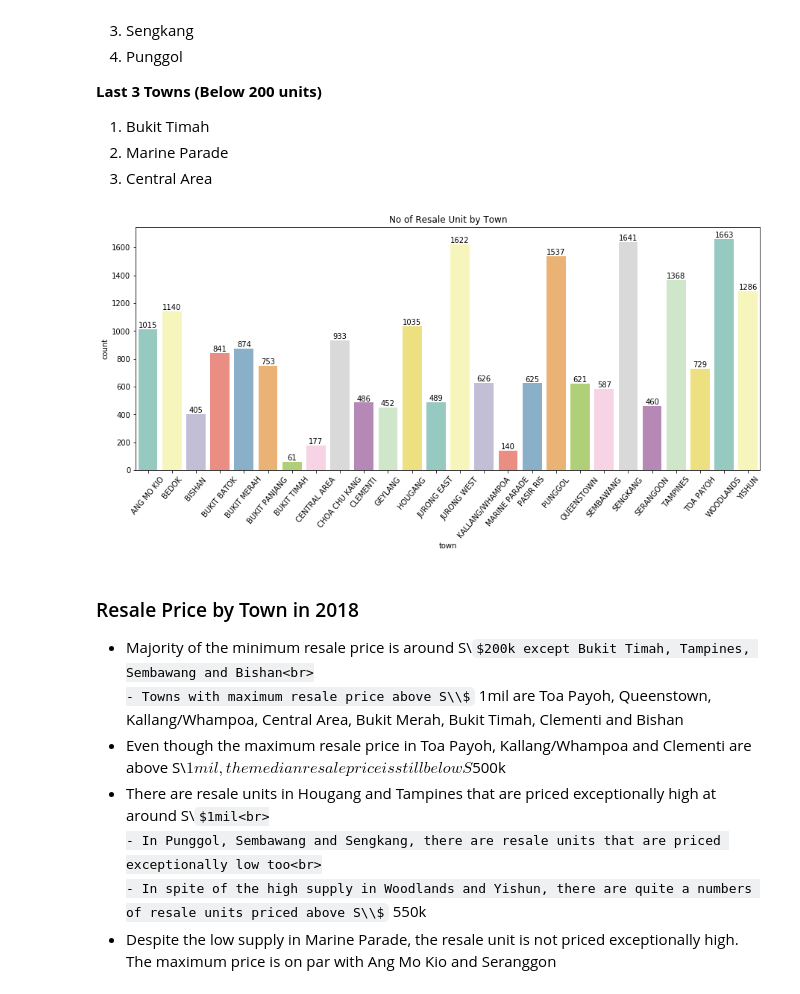
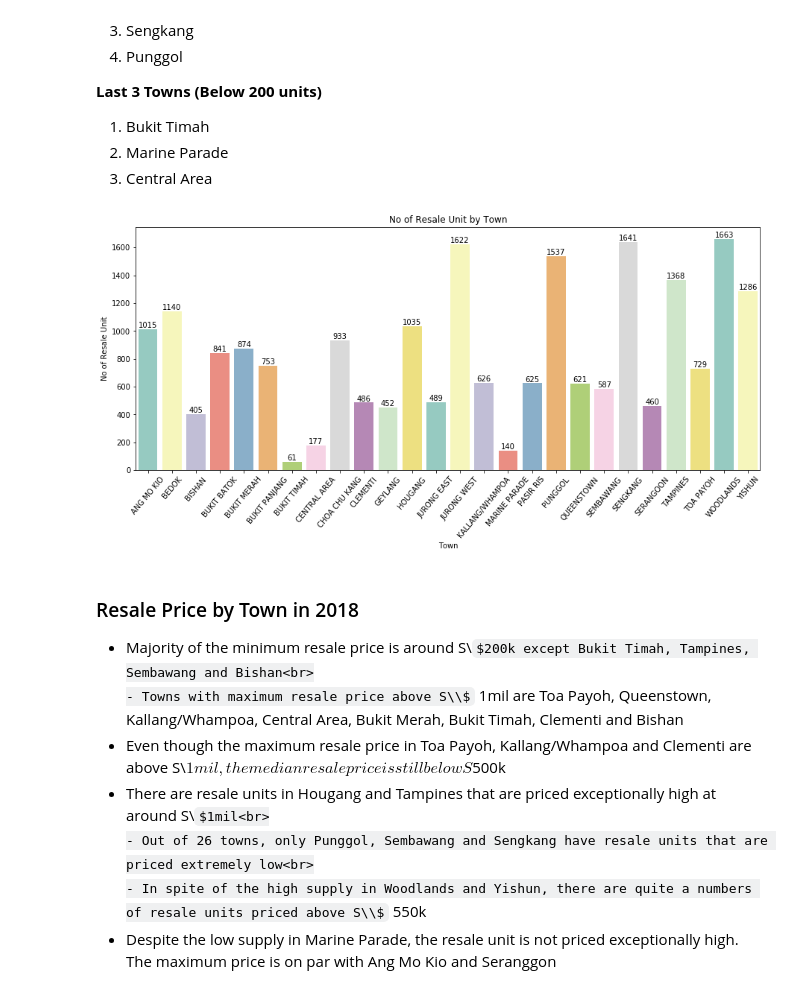
Before and after one commit to cyeejen/Exploratory-Data-Analysis-on-Singapore-Resale-Flat-in-2018, a Jupyter notebook: Exploratory Data Analysis on Singapore Resale Flat in 2018.ipynb, the cells around one changed output. Drawn from its saved outputs; the diff is of its cells as text; code cells hidden in the pictures; some formulas as TeX source.

```diff
--- a/Exploratory Data Analysis on Singapore Resale Flat in 2018.ipynb
+++ b/Exploratory Data Analysis on Singapore Resale Flat in 2018.ipynb
@@ -96,28 +102,30 @@ __Last 3 Towns (Below 200 units)__
 # %%
 plt.figure(figsize=(15,6))
 plot = sns.countplot(x='town', data=df, palette='Set3')
 plt.xticks(rotation=50)
 plt.title('No of Resale Unit by Town', fontsize=12)
+plt.xlabel("Town")
+plt.ylabel("No of Resale Unit")
 ax = plot.axes
 
 for p in ax.patches:
     ax.annotate( p.get_height(),
                 (p.get_x() + p.get_width() / 2., p.get_height()),
                 ha='center',
                 va='center',
                 fontsize=10,
                 color='black',
                 xytext=(0,5),
                 textcoords='offset points')
 # %% [output]
-[figure, old version]
+[figure, new version]
 # %% [markdown]
 ### Resale Price by Town in 2018
 - Majority of the minimum resale price is around S\\$200k except Bukit Timah, Tampines, Sembawang and Bishan<br>
 - Towns with maximum resale price above S\\$1mil are Toa Payoh, Queenstown, Kallang/Whampoa, Central Area, Bukit Merah, Bukit Timah, Clementi and Bishan<br>
 - Even though the maximum resale price in Toa Payoh, Kallang/Whampoa and Clementi are above S\\$1mil, the median resale price is still below S$500k<br>
 - There are resale units in Hougang and Tampines that are priced exceptionally high at around S\\$1mil<br>
-- In Punggol, Sembawang and Sengkang, there are resale units that are priced exceptionally low too<br>
+- Out of 26 towns, only Punggol, Sembawang and Sengkang have resale units that are priced extremely low<br>
 - In spite of the high supply in Woodlands and Yishun, there are quite a numbers of resale units priced above S\\$550k<br>
 - Despite the low supply in Marine Parade, the resale unit is not priced exceptionally high. The maximum price is on par with Ang Mo Kio and Seranggon
 # %%
```
Also changed, not shown: parts of 11 cells of this notebook.
